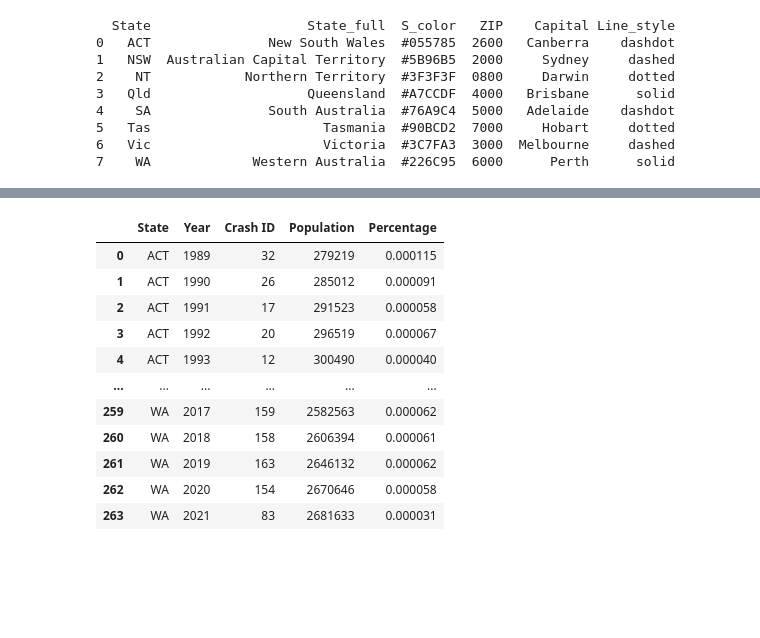
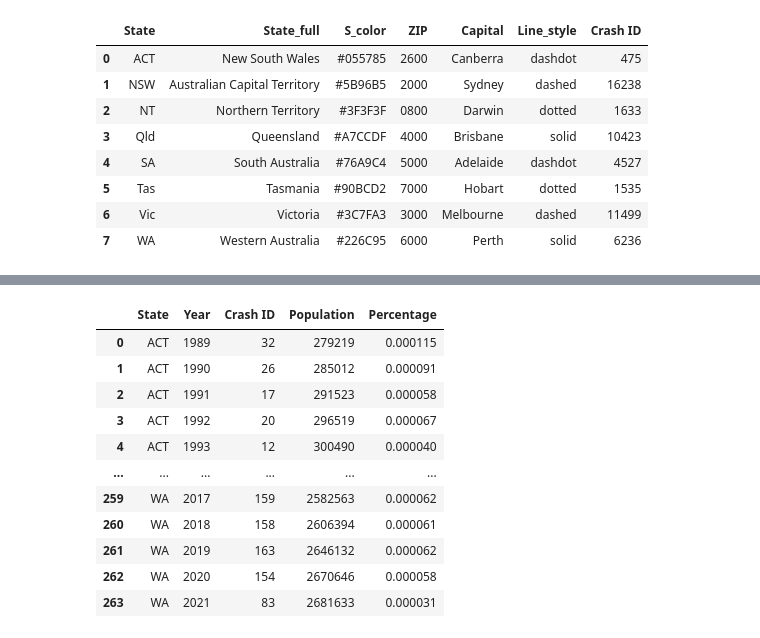
Before and after one commit to kpellas/Project_1, a Jupyter notebook: area_corr.ipynb, the cells around one changed output, grey strips where cells are left out. Saved outputs shown, nothing was run; the diff lists cells and outputs as text; code cells hidden in the pictures; blank space fills up the shorter version.

```diff
--- a/area_corr.ipynb
+++ b/area_corr.ipynb
@@ -19,40 +21,38 @@
 # %%
 # Dependencies
 import numpy as np
 import pandas as pd
 import matplotlib.pyplot as plt
 
+# create a data frame to save some of the styling information and states names and geo data
 full_state_name=pd.DataFrame({'State':{0:'ACT',1:'NSW',2:'NT',3:'Qld',4:'SA',5:'Tas',6:'Vic',7:'WA'},
                 'State_full' :{0:'New South Wales',1:'Australian Capital Territory',2:'Northern Territory',\
                             3:'Queensland',4:'South Australia',5:'Tasmania',6:'Victoria',7:'Western Australia'},\
                     'S_color':{0:'#055785',1:'#5B96B5',2:'#3F3F3F',3:'#A7CCDF',4:'#76A9C4',5:'#90BCD2',6:'#3C7FA3',7:'#226C95'},\
                     'ZIP'    :{0:'2600',1:'2000',2:'0800',3:'4000',4:'5000',5:'7000',6:'3000',7:'6000'},\
                    'Capital' :{0:'Canberra',1:'Sydney',2:'Darwin',3:'Brisbane',4:'Adelaide',5:'Hobart',6:'Melbourne',7:'Perth'},\
                  'Line_style':{0:'dashdot',1:'dashed',2:'dotted',3:'solid',4:'dashdot',5:'dotted',6:'dashed',7:'solid'}     })
 
-#file path
+#file path for the main data file
 file_one="Resources/clean_crash_population.csv"
 
 # read file with Pandas, and store its contents in a new variable
 source_pd=pd.read_csv(file_one,low_memory=False)
-LGA_name=source_pd["National LGA Name 2017"].unique()
 
-#state_name=source_pd["State"].unique()
-#full_state_name['fatality']=
-print(full_state_name)
-temp=source_pd.groupby('State')['Crash ID'].count().to_frame()
-full_state_name=full_state_name.merge(temp,on='State')
-#https://www.abs.gov.au/ausstats/abs@.nsf/Lookup/by%20Subject/1270.0.55.003~July%202016~Main%20Features~Local%20Government%20Areas%20(LGA)~7
+#state crash count and merge with the main style df for later process
+crash_count=source_pd.groupby('State')['Crash ID'].count().to_frame()
+full_state_name=full_state_name.merge(crash_count,on='State')
+full_state_name
 # %% [output]
-  State                    State_full  S_color   ZIP    Capital Line_style
-0   ACT               New South Wales  #055785  2600   Canberra    dashdot
-1   NSW  Australian Capital Territory  #5B96B5  2000     Sydney     dashed
-2    NT            Northern Territory  #3F3F3F  0800     Darwin     dotted
-3   Qld                    Queensland  #A7CCDF  4000   Brisbane      solid
-4    SA               South Australia  #76A9C4  5000   Adelaide    dashdot
-5   Tas                      Tasmania  #90BCD2  7000     Hobart     dotted
-6   Vic                      Victoria  #3C7FA3  3000  Melbourne     dashed
-7    WA             Western Australia  #226C95  6000      Perth      solid
+|  | State | State_full | S_color | ZIP | Capital | Line_style | Crash ID |
+| 0 | ACT | New South Wales | #055785 | 2600 | Canberra | dashdot | 475 |
+| 1 | NSW | Australian Capital Territory | #5B96B5 | 2000 | Sydney | dashed | 16238 |
+| 2 | NT | Northern Territory | #3F3F3F | 0800 | Darwin | dotted | 1633 |
+| 3 | Qld | Queensland | #A7CCDF | 4000 | Brisbane | solid | 10423 |
+| 4 | SA | South Australia | #76A9C4 | 5000 | Adelaide | dashdot | 4527 |
+| 5 | Tas | Tasmania | #90BCD2 | 7000 | Hobart | dotted | 1535 |
+| 6 | Vic | Victoria | #3C7FA3 | 3000 | Melbourne | dashed | 11499 |
+| 7 | WA | Western Australia | #226C95 | 6000 | Perth | solid | 6236 |
 # %%
 import gmaps
 import requests
```
Also changed, not shown: parts of 29 cells of this notebook.
